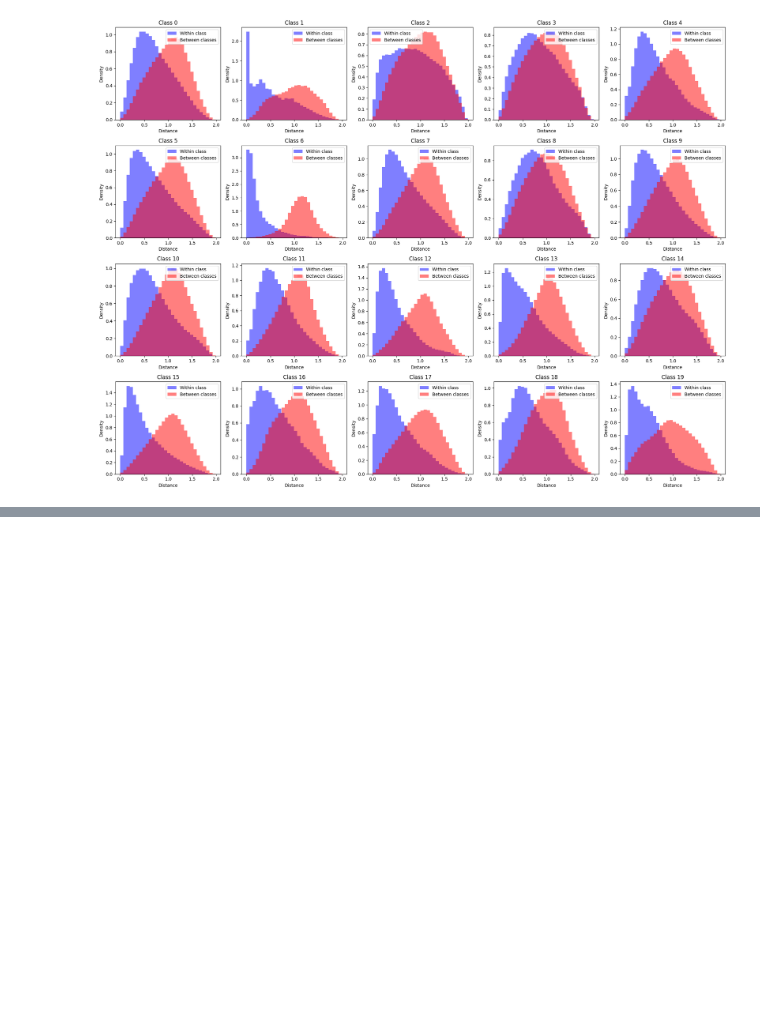
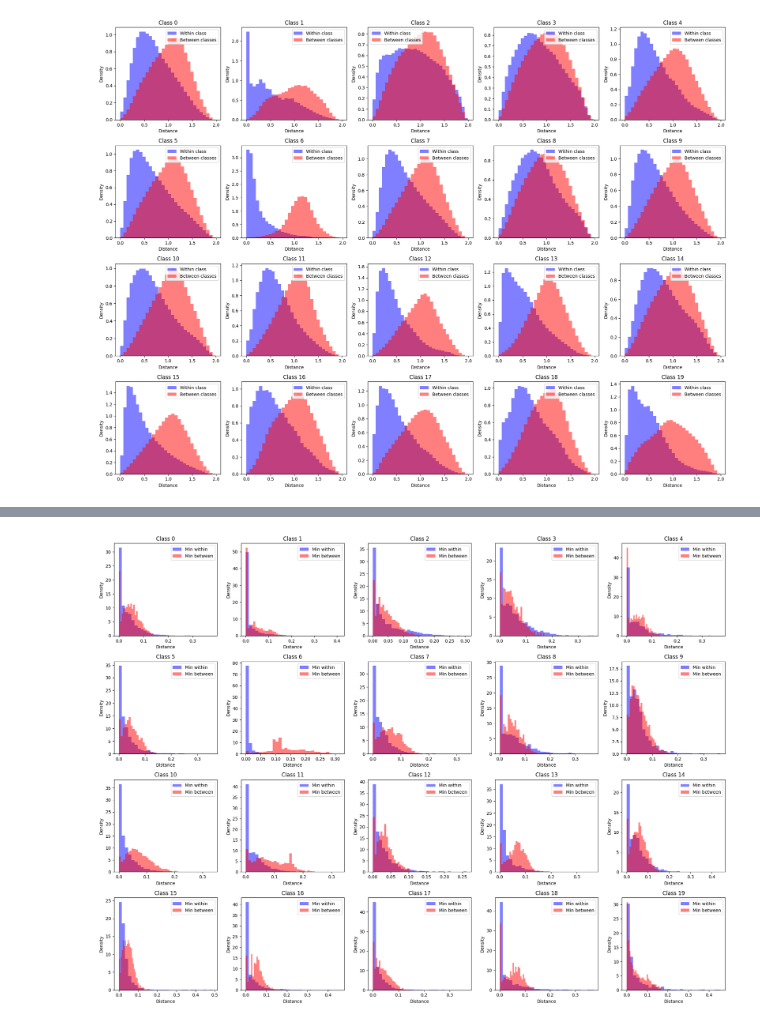
Before and after one commit to elliev7/partiii_research_project, a Jupyter notebook: fingerprinting/histograms.ipynb, the cells around one changed output, grey strips where cells are left out. Cells and saved outputs as stored; diff of their text form; code cells hidden in the pictures; blank space fills up the shorter version.

```diff
--- a/fingerprinting/histograms.ipynb
+++ b/fingerprinting/histograms.ipynb
@@ -175,0 +277,4 @@ plot_distance_histograms(distances_within_embeddings_cosine, distances_between_e
+# %%
+plot_min_histograms(min_within_embeddings_cosine, min_between_embeddings_cosine)
+# %% [output]
+[figure, added]
```
Also changed, not shown: parts of 14 cells of this notebook.
